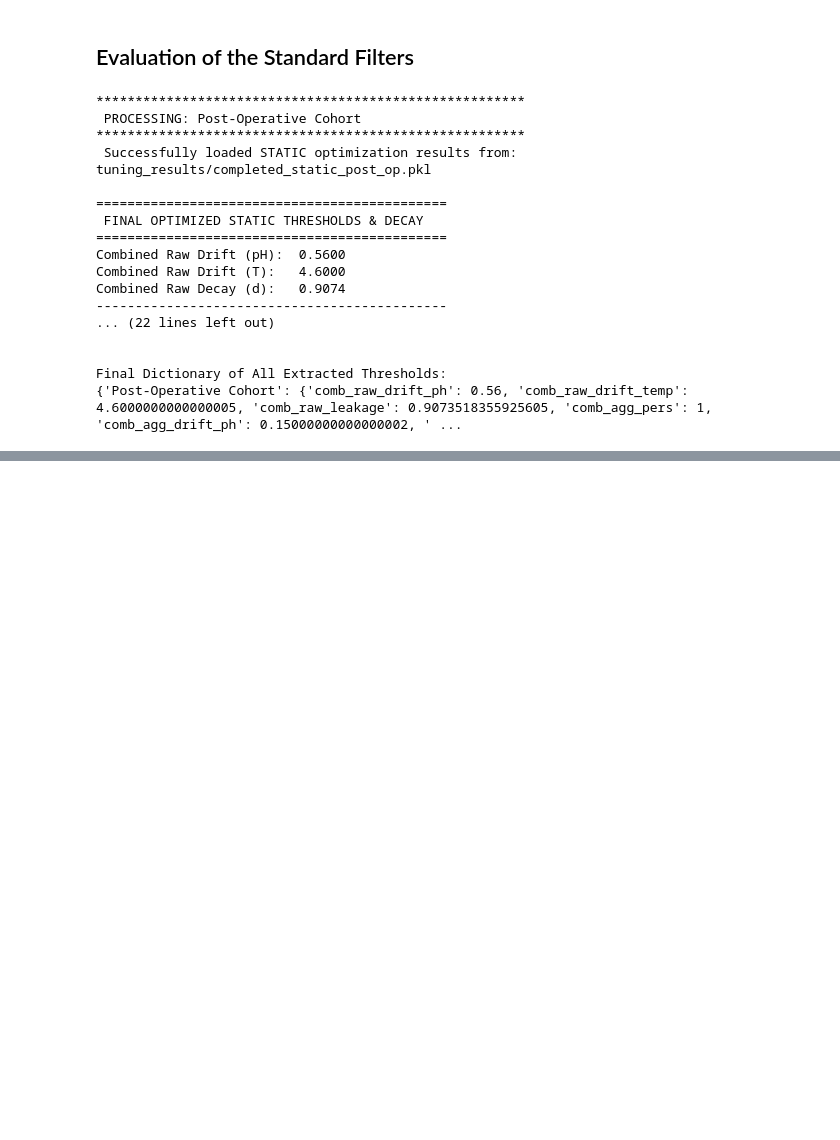
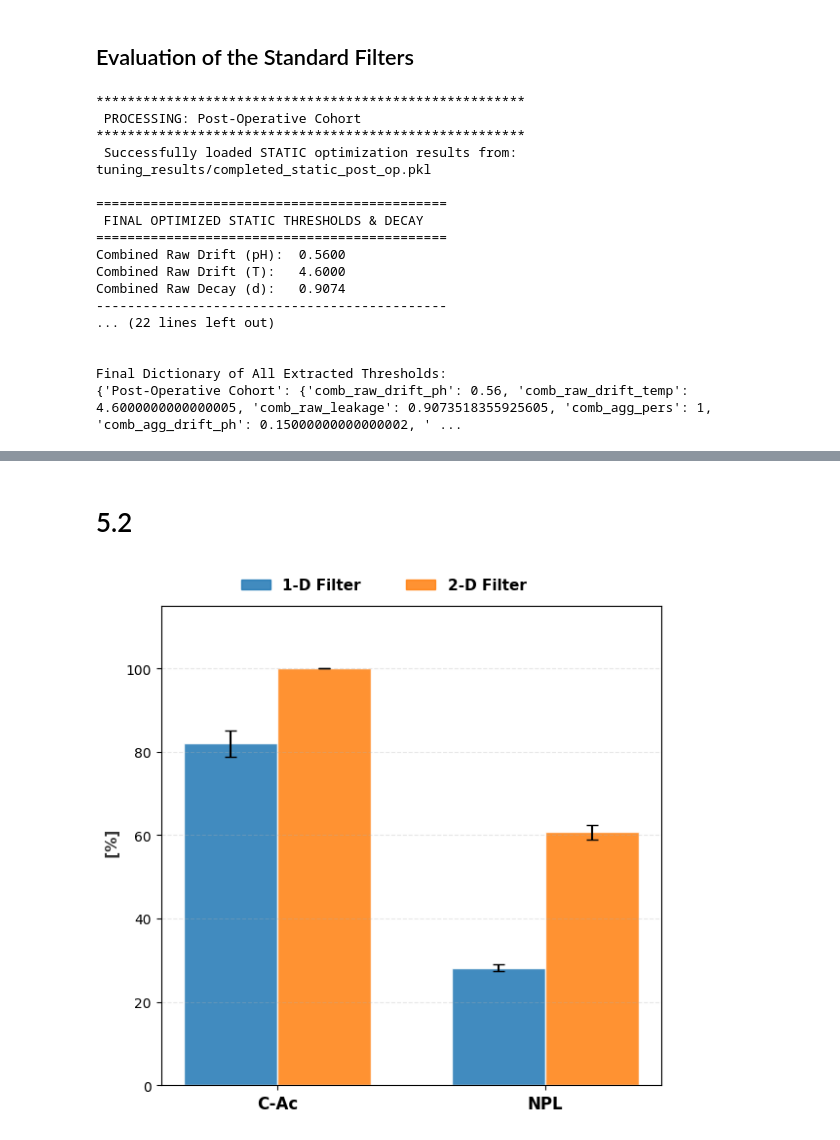
Before and after one commit to Volpi22/Sim_01_Toy_Tests, a Jupyter notebook: Tests.ipynb, the cells around one changed output, grey strips where cells are left out. Saved outputs shown, nothing was run; the diff lists cells and outputs as text; code cells hidden in the pictures; blank space fills up the shorter version.

```diff
--- a/Tests.ipynb
+++ b/Tests.ipynb
@@ -94,0 +525,61 @@ Final Dictionary of All Extracted Thresholds:
+# %% [markdown]
+# 5.2
+# %%
+import matplotlib.pyplot as plt
+import numpy as np
+import matplotlib.patches as mpatches
+
+# --- 1. Filtered  Data ---
+# Extracted C-Ac (Classification accuracy) and NPL (Normalized progression latency)
+pct_metrics = ['C-Ac', 'NPL']
+x_pct = np.arange(len(pct_metrics))
+
+val_1d_pct = [82.0, 28.2]
+std_1d_pct = [3.1, 0.8]
+
+val_2d_pct = [100.0, 60.7]
+std_2d_pct = [0.0, 1.7]
+
+# --- 2. Figure Setup ---
+# Setup for a single plot, adjusting the width since it's now just one panel
+fig, ax = plt.subplots(figsize=(6, 5.5))
+fig.patch.set_facecolor('white')
+
+width = 0.35
+
+# Color Palette for 1-D vs 2-D comparison
+color_1d = '#1f77b4'  # Blue
+color_2d = '#ff7f0e'  # Orange
+error_kw = {'elinewidth': 1.5, 'capsize': 4}
+
+# --- 3. Plot:  ---
+ax.bar(x_pct - width/2, val_1d_pct, width, yerr=std_1d_pct,
+        color=color_1d, alpha=0.85, edgecolor='white', error_kw=error_kw)
+ax.bar(x_pct + width/2, val_2d_pct, width, yerr=std_2d_pct,
+        color=color_2d, alpha=0.85, edgecolor='white', error_kw=error_kw)
+
+ax.set_ylabel(' [%]', color='#333333', fontsize=11, fontweight='bold')
+ax.set_ylim(0, 115)
+ax.set_xticks(x_pct)
+ax.set_xticklabels(pct_metrics, fontsize=12, fontweight='bold')
+ax.grid(True, linestyle='--', alpha=0.3, axis='y')
+# ax.set_title('Percentage Performances', fontsize=12, fontweight='bold', pad=10)
+
+# --- Add Unified Global Legend ---
+patch_1d = mpatches.Patch(color=color_1d, alpha=0.85, label='1-D Filter')
+patch_2d = mpatches.Patch(color=color_2d, alpha=0.85, label='2-D Filter')
+
+fig.legend(handles=[patch_1d, patch_2d],
+           loc='upper center', bbox_to_anchor=(0.5, 1.05), ncol=2, frameon=False,
+           prop={'size': 11, 'weight': 'semibold'}, columnspacing=3)
+
+# Overall Figure Title (Optional, left commented as in your original snippet)
+# plt.suptitle('Overall Baseline Diagnostics: Pipeline Evaluation',
+#              fontsize=14, fontweight='bold', y=1.12)
+
+plt.tight_layout()
+
+# Save output to print-ready publication-grade vector PDF
+plt.savefig('5-2.pdf', format='pdf', bbox_inches='tight')
+# %% [output]
+[figure, added]
```
Also changed, not shown: parts of 9 cells of this notebook, 1 other file.
